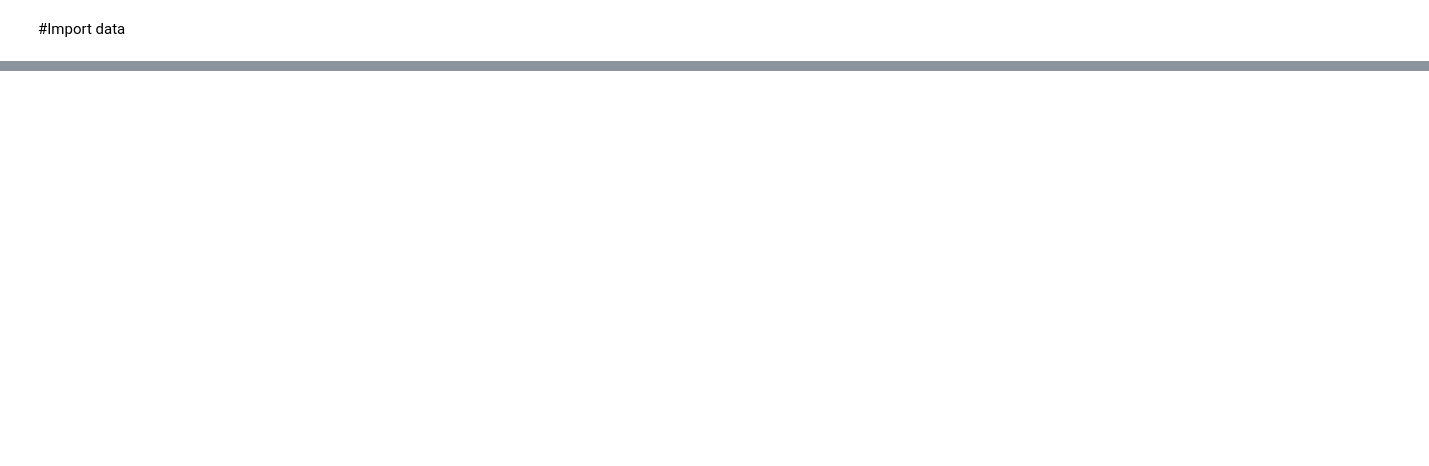
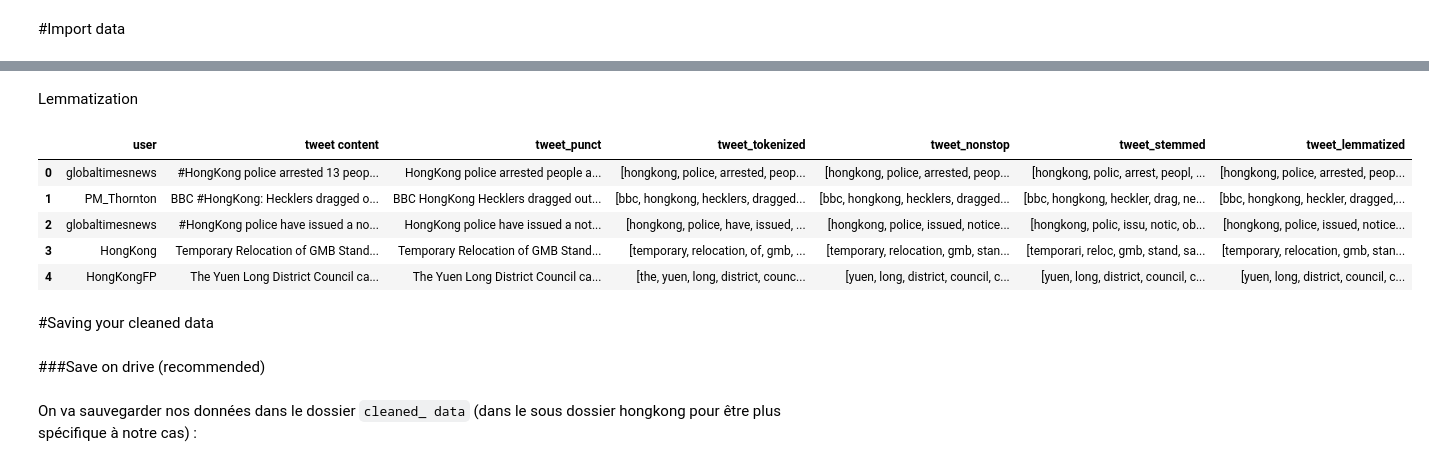
Before and after one commit to RoshanTS/extract-2, a Jupyter notebook: cleaning_tweets.ipynb, the cells around one changed output, grey strips where cells are left out. Saved outputs shown, nothing was run; the diff lists cells and outputs as text; code cells hidden in the pictures; blank space fills up the shorter version.

```diff
--- a/cleaning_tweets.ipynb
+++ b/cleaning_tweets.ipynb
@@ -53,0 +96,10 @@ data_all_languages.language.value_counts().plot(kind = 'barh', figsize = (15,8))
+# %%
+stopword = nltk.corpus.stopwords.words('english')
+stopword.extend(['atuser'])
+# %%
+def remove_stopwords(text):
+    text = [word for word in text if word not in stopword]
+    return text
+
+df['tweet_nonstop'] = df['tweet_tokenized'].apply(lambda x: remove_stopwords(x))
+df.head()
@@ -53,0 +115,9 @@ data_all_languages.language.value_counts().plot(kind = 'barh', figsize = (15,8))
+# %%
+ps = nltk.PorterStemmer()
+
+def stemming(text):
+    text = [ps.stem(word) for word in text]
+    return text
+
+df['tweet_stemmed'] = df['tweet_nonstop'].apply(lambda x: stemming(x))
+df.head()
@@ -53,0 +131,24 @@ data_all_languages.language.value_counts().plot(kind = 'barh', figsize = (15,8))
+# %% [markdown]
+Lemmatization
+# %%
+wn = nltk.WordNetLemmatizer()
+
+def lemmatizer(text):
+    text = [wn.lemmatize(word) for word in text]
+    return text
+
+df['tweet_lemmatized'] = df['tweet_nonstop'].apply(lambda x: lemmatizer(x))
+df.head()
+# %% [output]
+|  | user | tweet content | tweet_punct | tweet_tokenized | tweet_nonstop | tweet_stemmed | tweet_lemmatized |
+| 0 | globaltimesnews | #HongKong police arrested 13 peop... | HongKong police arrested people a... | [hongkong, police, arrested, peop... | [hongkong, police, arrested, peop... | [hongkong, polic, arrest, peopl, ... | [hongkong, police, arrested, peop... |
+| 1 | PM_Thornton | BBC #HongKong: Hecklers dragged o... | BBC HongKong Hecklers dragged out... | [bbc, hongkong, hecklers, dragged... | [bbc, hongkong, hecklers, dragged... | [bbc, hongkong, heckler, drag, ne... | [bbc, hongkong, heckler, dragged,... |
+| 2 | globaltimesnews | #HongKong police have issued a no... | HongKong police have issued a not... | [hongkong, police, have, issued, ... | [hongkong, police, issued, notice... | [hongkong, polic, issu, notic, ob... | [hongkong, police, issued, notice... |
+| 3 | HongKong | Temporary Relocation of GMB Stand... | Temporary Relocation of GMB Stand... | [temporary, relocation, of, gmb, ... | [temporary, relocation, gmb, stan... | [temporari, reloc, gmb, stand, sa... | [temporary, relocation, gmb, stan... |
+| 4 | HongKongFP | The Yuen Long District Council ca... | The Yuen Long District Council ca... | [the, yuen, long, district, counc... | [yuen, long, district, council, c... | [yuen, long, district, council, c... | [yuen, long, district, council, c... |
+# %% [markdown]
+#Saving your cleaned data
+# %% [markdown]
+###Save on drive (recommended)
+# %% [markdown]
+On va sauvegarder nos données dans le dossier `cleaned_ data` (dans le sous dossier hongkong pour être plus spécifique à notre cas) :
```
Also changed, not shown: parts of 24 cells of this notebook.
